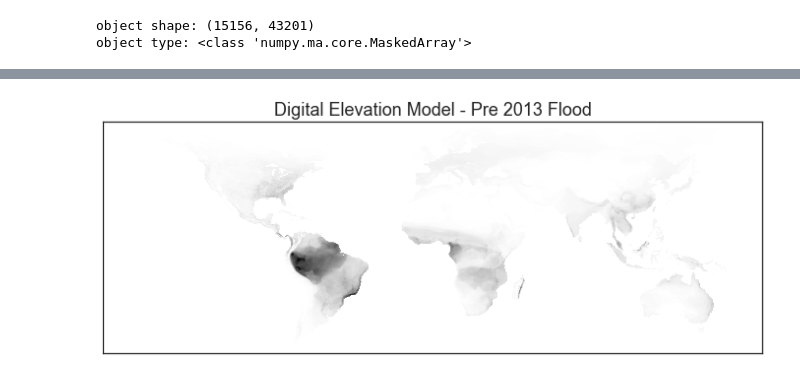
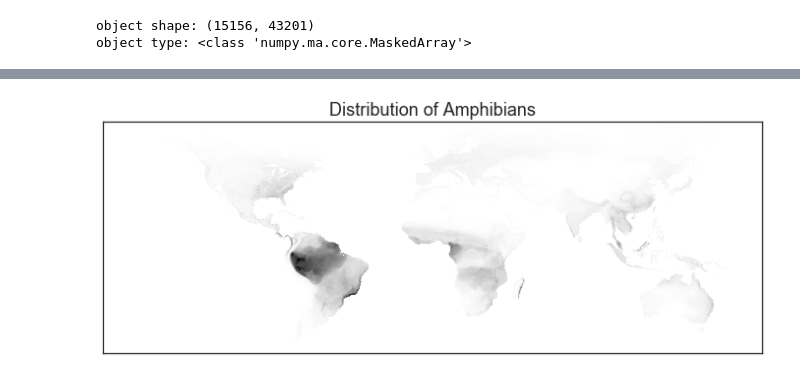
Before and after one commit to SeriousHyena/UAF-Temperature, a Jupyter notebook: temp-1.ipynb, the cells around one changed output, grey strips where cells are left out. Drawn from its saved outputs; the diff is of its cells as text; code cells hidden in the pictures.

```diff
--- a/temp-1.ipynb
+++ b/temp-1.ipynb
@@ -60,9 +71,9 @@ object type: <class 'numpy.ma.core.MaskedArray'>
 # %%
 ep.plot_bands(amphib_im,
               cmap='Greys',
               extent=spatial_extent,
-              title="Digital Elevation Model - Pre 2013 Flood",
+              title="Distribution of Amphibians",
               cbar=False)
 plt.show()
 # %% [output]
-[figure, old version]
+[figure, new version]
```
Also changed, not shown: parts of 10 cells of this notebook.
